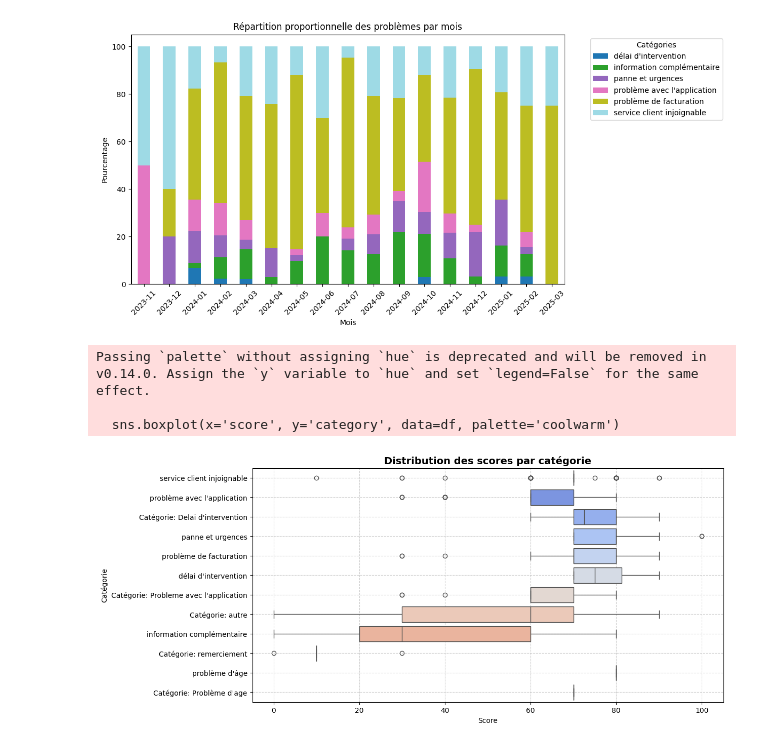
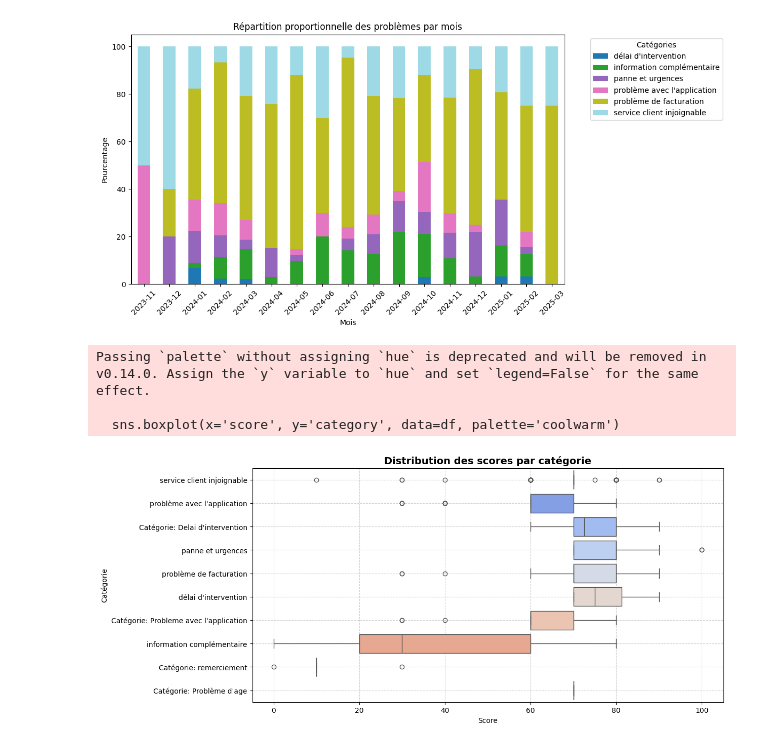
Before and after one commit to Ismaelito91/Challenge-48-H, a Jupyter notebook: test.ipynb, the cells around one changed output. Drawn from its saved outputs; the diff is of its cells as text; code cells hidden in the pictures.

```diff
--- a/test.ipynb
+++ b/test.ipynb
@@ -293,31 +293,36 @@ import matplotlib.pyplot as plt
 import seaborn as sns
 
 # Charger les données à partir du fichier CSV
 df = pd.read_csv('model_responses.csv')
 
 # Supprimer les lignes où le sentiment est 'inconnu'
 df = df[df['sentiment'] != 'inconnu']
+
+# Supprimer les catégories contenant "problème d'âge"
+df = df[~df['category'].str.contains("problème d'âge", case=False, na=False)]
+df = df[~df['category'].str.contains("autre", case=False, na=False)]
+
 
 # Convertir la colonne 'date' en format datetime
 df['date'] = pd.to_datetime(df['date'], format='%Y-%m-%d', errors='coerce')
 
 # Supprimer les lignes avec des dates invalides
 df = df.dropna(subset=['date'])
 
 # Créer un boxplot pour visualiser la distribution des scores par catégorie
 plt.figure(figsize=(12, 6))
 sns.boxplot(x='score', y='category', data=df, palette='coolwarm')
 
 # Ajouter un titre et des labels
 plt.title('Distribution des scores par catégorie', fontsize=14, fontweight='bold')
 plt.xlabel('Score')
 plt.ylabel('Catégorie')
 
 # Afficher le graphique
 plt.grid(True, linestyle='--', alpha=0.6)
 plt.show()
 # %% [output]
 Passing `palette` without assigning `hue` is deprecated and will be removed in v0.14.0. Assign the `y` variable to `hue` and set `legend=False` for the same effect.
 
   sns.boxplot(x='score', y='category', data=df, palette='coolwarm')
-[figure, old version]
+[figure, new version]
```
